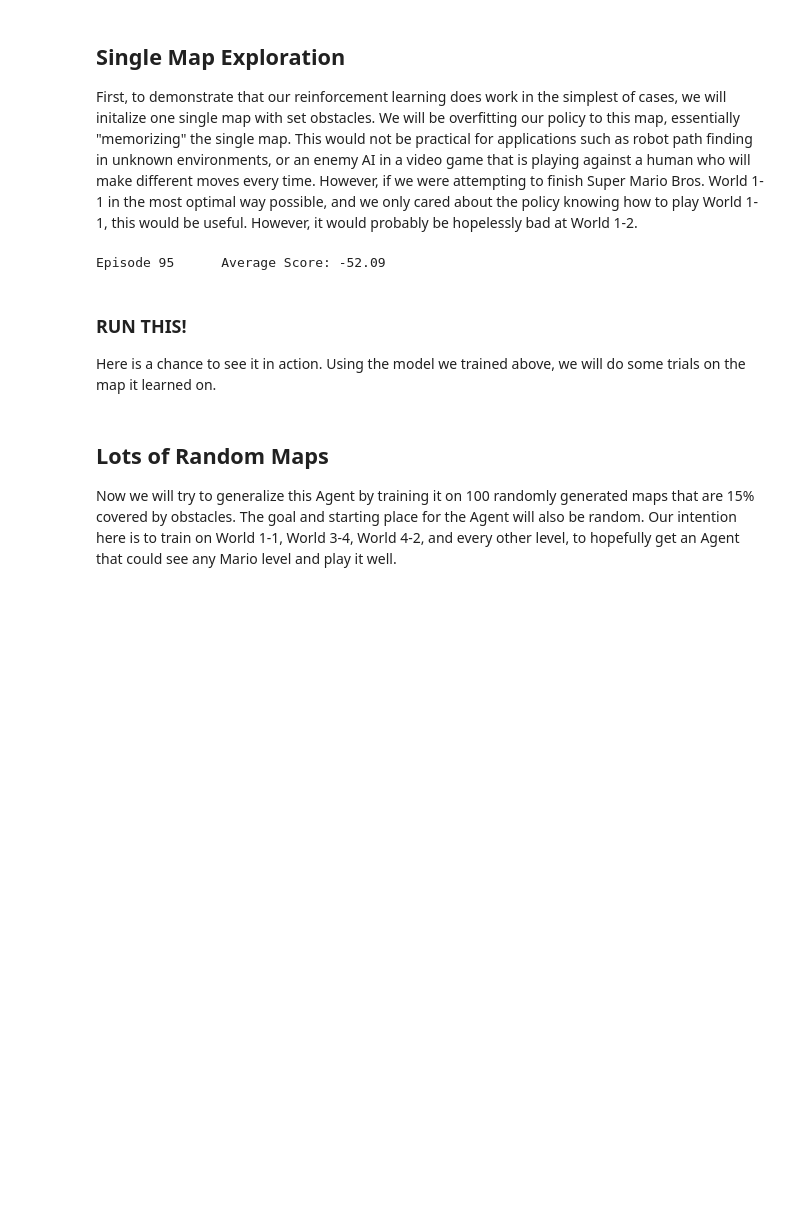
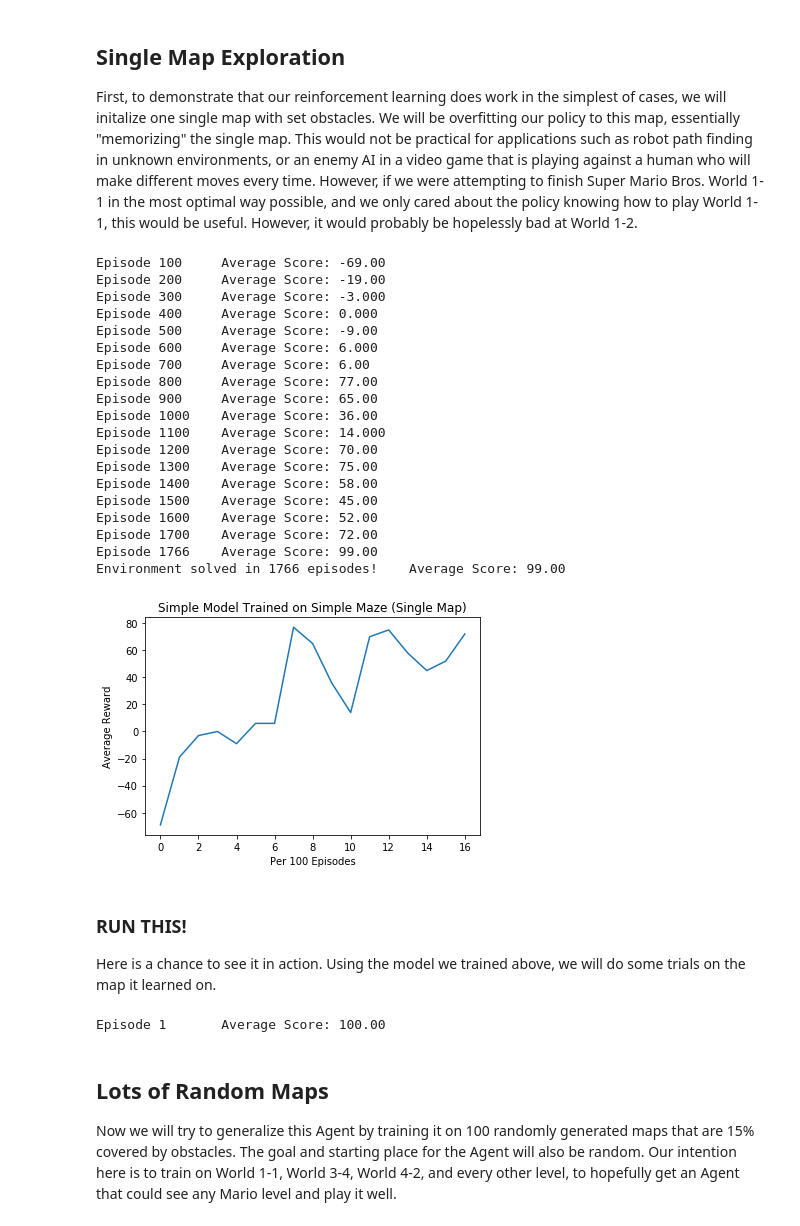
Before and after one commit to Ruoye36/UCLA-23W-C247NNDL-project, a Jupyter notebook: dqn_main.ipynb, the cells around one changed output. Drawn from its saved outputs; the diff is of its cells as text; code cells hidden in the pictures; blank space fills up the shorter version.

```diff
--- a/dqn_main.ipynb
+++ b/dqn_main.ipynb
@@ -103,28 +103,47 @@ First, to demonstrate that our reinforcement learning does work in the simplest
 # %%
 env = gym.make('dqn-v0')
 MAP_SIZE = 10
 robot_start = [0, 0]
 robot_goal = [9, 9]
 OBSTACLE_X = [5, 7, 3, 4, 6, 3, 5, 4, 2, 5, 4, 3]
 OBSTACLE_Y = [5, 7, 4, 3, 8, 5, 4, 5, 3, 3, 4, 3]
 N_OBSTACLES = len(OBSTACLE_X)
 state_space_size = N_OBSTACLES + 1 # the goal adds one state
 
 env.init(robot_start[0], robot_start[1], robot_goal[0], robot_goal[1], MAP_SIZE, OBSTACLE_X, OBSTACLE_Y)
 env.seed(0)
 agent = Agent(state_size=state_space_size, action_size=9, seed=0, qnet_type='simple')
 maps=[env]
-scores_graph, simple_maze_agent = dqn(n_episodes=2000, max_t=50, eps_start=1.0, eps_end=0.01, eps_decay=0.995, agent=agent, envs=maps)
+scores_graph, simple_maze_agent = dqn(n_episodes=4000, max_t=50, eps_start=1.0, eps_end=0.01, eps_decay=0.995, agent=agent, envs=maps)
 
 fig = plt.figure()
 ax = fig.add_subplot(111)
 plt.plot(np.arange(len(scores_graph)), scores_graph)
 plt.title('Simple Model Trained on Simple Maze (Single Map)')
 plt.ylabel('Average Reward')
 plt.xlabel('Per 100 Episodes')
 plt.show()
 # %% [output]
-Episode 95      Average Score: -52.09
+Episode 100     Average Score: -69.00
+Episode 200     Average Score: -19.00
+Episode 300     Average Score: -3.000
+Episode 400     Average Score: 0.000
+Episode 500     Average Score: -9.00
+Episode 600     Average Score: 6.000
+Episode 700     Average Score: 6.00
+Episode 800     Average Score: 77.00
+Episode 900     Average Score: 65.00
+Episode 1000    Average Score: 36.00
+Episode 1100    Average Score: 14.000
+Episode 1200    Average Score: 70.00
+Episode 1300    Average Score: 75.00
+Episode 1400    Average Score: 58.00
+Episode 1500    Average Score: 45.00
+Episode 1600    Average Score: 52.00
+Episode 1700    Average Score: 72.00
+Episode 1766    Average Score: 99.00
+Environment solved in 1766 episodes!    Average Score: 99.00
+[figure, added]
 # %%
 torch.save({
             'model_state_dict': simple_maze_agent.qnetwork_local.state_dict(),
@@ -142,13 +161,17 @@ OBSTACLE_X = [5, 7, 3, 4, 6, 3, 5, 4, 2, 5, 4, 3]
 OBSTACLE_Y = [5, 7, 4, 3, 8, 5, 4, 5, 3, 3, 4, 3]
 N_OBSTACLES = len(OBSTACLE_X)
 state_space_size = N_OBSTACLES + 1 # the goal adds one state
-
+random.seed(0)
 env.init(robot_start[0], robot_start[1], robot_goal[0], robot_goal[1], MAP_SIZE, OBSTACLE_X, OBSTACLE_Y)
 env.seed(0)
-checkpoint = torch.load("simple_maze_agent.pt")
-simple_maze_agent = Agent(state_size=state_space_size, action_size=9, seed=0, qnet_type='simple', checkpoint=checkpoint)
 maps=[env]
-_, _ = dqn(n_episodes=100, max_t=200, eps_start=0.0001, eps_end=0.0001, eps_decay=1.0, agent=simple_maze_agent, envs=maps)
+for i in range (20):
+    checkpoint = torch.load("simple_maze_agent.pt")
+    simple_maze_agent = Agent(state_size=state_space_size, action_size=9, seed=0, qnet_type='simple', checkpoint=checkpoint)
+    _, _ = dqn(n_episodes=1, max_t=50, eps_start=0, eps_end=0, eps_decay=0,
+                   agent=simple_maze_agent, envs=maps, stop_at_99=False)
+# %% [output]
+Episode 1       Average Score: 100.00
 # %% [markdown]
 ## Lots of Random Maps
 Now we will try to generalize this Agent by training it on 100 randomly generated maps that are 15% covered by obstacles. The goal and starting place for the Agent will also be random. Our intention here is to train on World 1-1, World 3-4, World 4-2, and every other level, to hopefully get an Agent that could see any Mario level and play it well.
```
Also changed, not shown: parts of 8 cells of this notebook, 4 other files.
